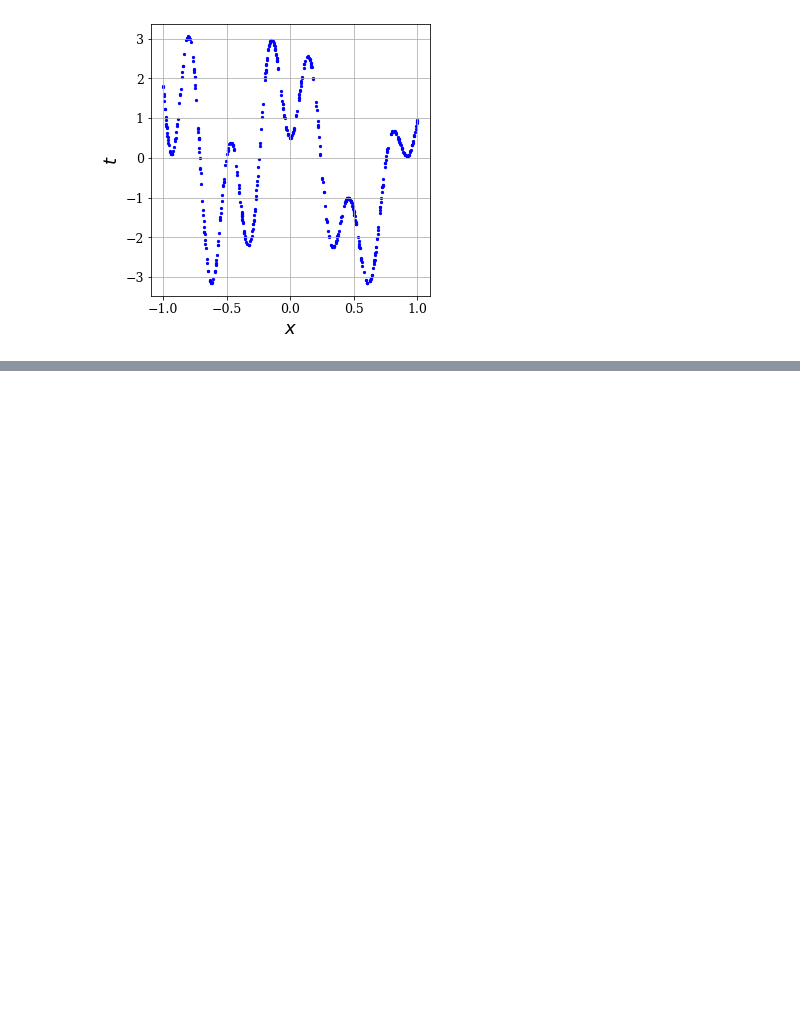
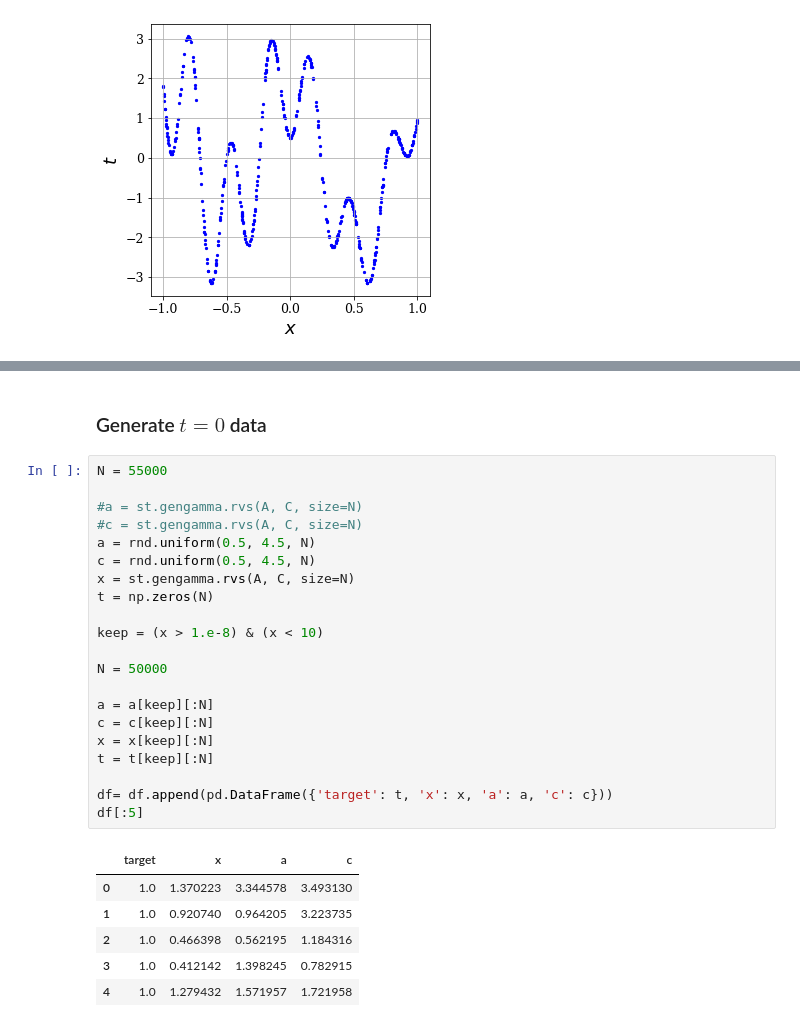
Before and after one commit to hbprosper/mlpracticum, a Jupyter notebook: 00_generate_data.ipynb, the cells around one changed output, grey strips where cells are left out. Drawn from its saved outputs; the diff is of its cells as text; blank space fills up the shorter version.

```diff
--- a/00_generate_data.ipynb
+++ b/00_generate_data.ipynb
@@ -193,0 +258,30 @@ plot_1d(x[:M], t[:M])
+# %% [markdown]
+### Generate $t = 0$ data
+# %%
+N = 55000
+
+#a = st.gengamma.rvs(A, C, size=N)
+#c = st.gengamma.rvs(A, C, size=N)
+a = rnd.uniform(0.5, 4.5, N)
+c = rnd.uniform(0.5, 4.5, N)
+x = st.gengamma.rvs(A, C, size=N)
+t = np.zeros(N)
+
+keep = (x > 1.e-8) & (x < 10)
+
+N = 50000
+
+a = a[keep][:N]
+c = c[keep][:N]
+x = x[keep][:N]
+t = t[keep][:N]
+
+df= df.append(pd.DataFrame({'target': t, 'x': x, 'a': a, 'c': c}))
+df[:5]
+# %% [output]
+|  | target | x | a | c |
+| 0 | 1.0 | 1.370223 | 3.344578 | 3.493130 |
+| 1 | 1.0 | 0.920740 | 0.964205 | 3.223735 |
+| 2 | 1.0 | 0.466398 | 0.562195 | 1.184316 |
+| 3 | 1.0 | 0.412142 | 1.398245 | 0.782915 |
+| 4 | 1.0 | 1.279432 | 1.571957 | 1.721958 |
```
Also changed, not shown: parts of 8 cells of this notebook, 2 other files.
